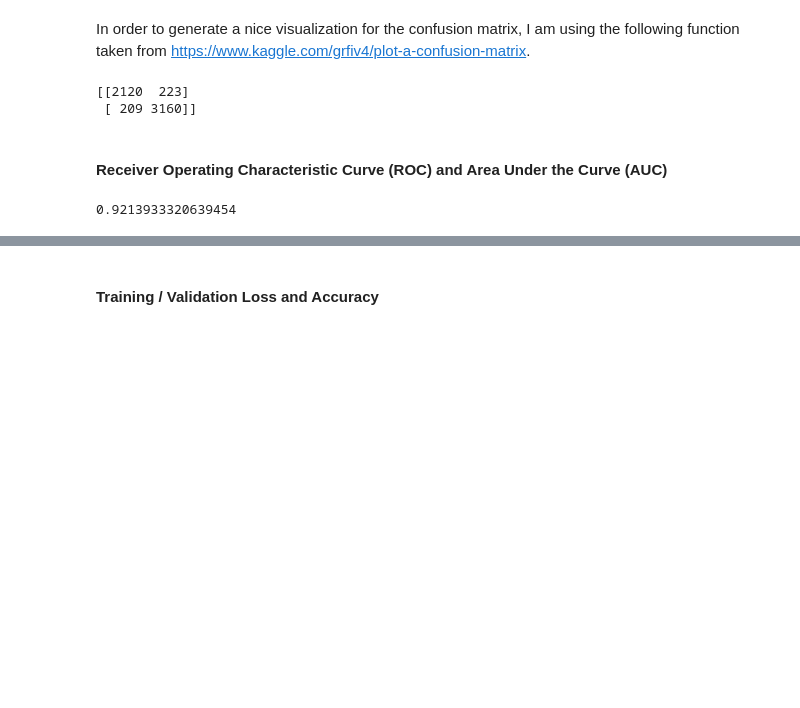
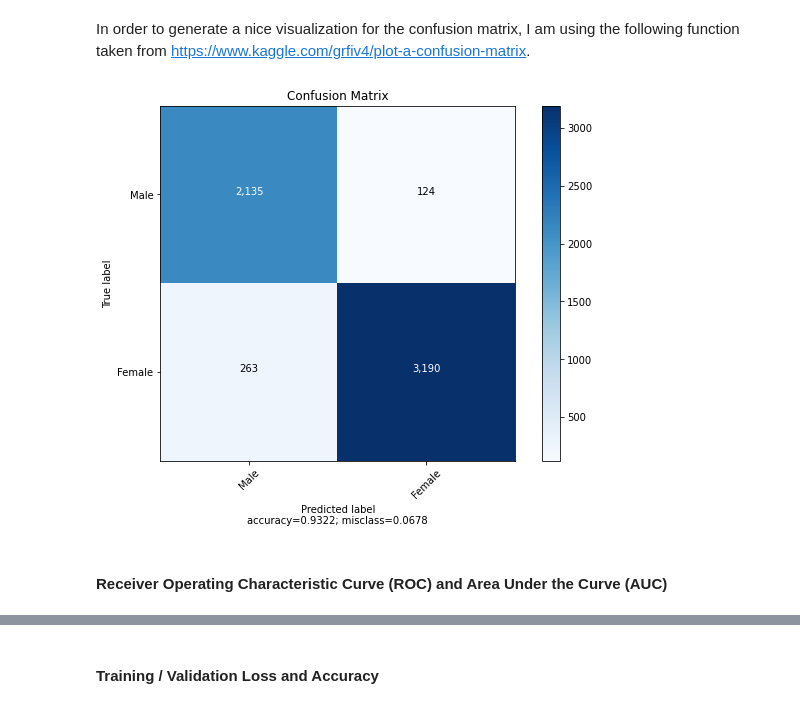
Before and after one commit to BenGriffith/data-science, a Jupyter notebook: capstone/final/generative-adversarial-network.ipynb, the cells around one changed output, grey strips where cells are left out. Cells and saved outputs as stored; diff of their text form; code cells hidden in the pictures; blank space fills up the shorter version.

```diff
--- a/capstone/final/generative-adversarial-network.ipynb
+++ b/capstone/final/generative-adversarial-network.ipynb
@@ -584,10 +590,9 @@ def plot_confusion_matrix(cm,
     plt.xlabel('Predicted label\naccuracy={:0.4f}; misclass={:0.4f}'.format(accuracy, misclass))
     plt.show()
 # %%
-confusion = confusion_matrix(y_test, predictions))
+confusion = confusion_matrix(y_test, predictions)
 plot_confusion_matrix(cm=confusion, target_names = ['Male', 'Female'], title = 'Confusion Matrix', normalize=False)
 # %% [output]
-[[2120  223]
- [ 209 3160]]
+[figure, added]
 # %% [markdown]
 #### Receiver Operating Characteristic Curve (ROC) and Area Under the Curve (AUC)
@@ -596,4 +598,0 @@ print(roc_curve(y_test, predictions))
-# %%
-print(roc_auc_score(y_test, predictions))
-# %% [output]
-0.9213933320639454
```
Also changed, not shown: parts of 34 cells of this notebook.
